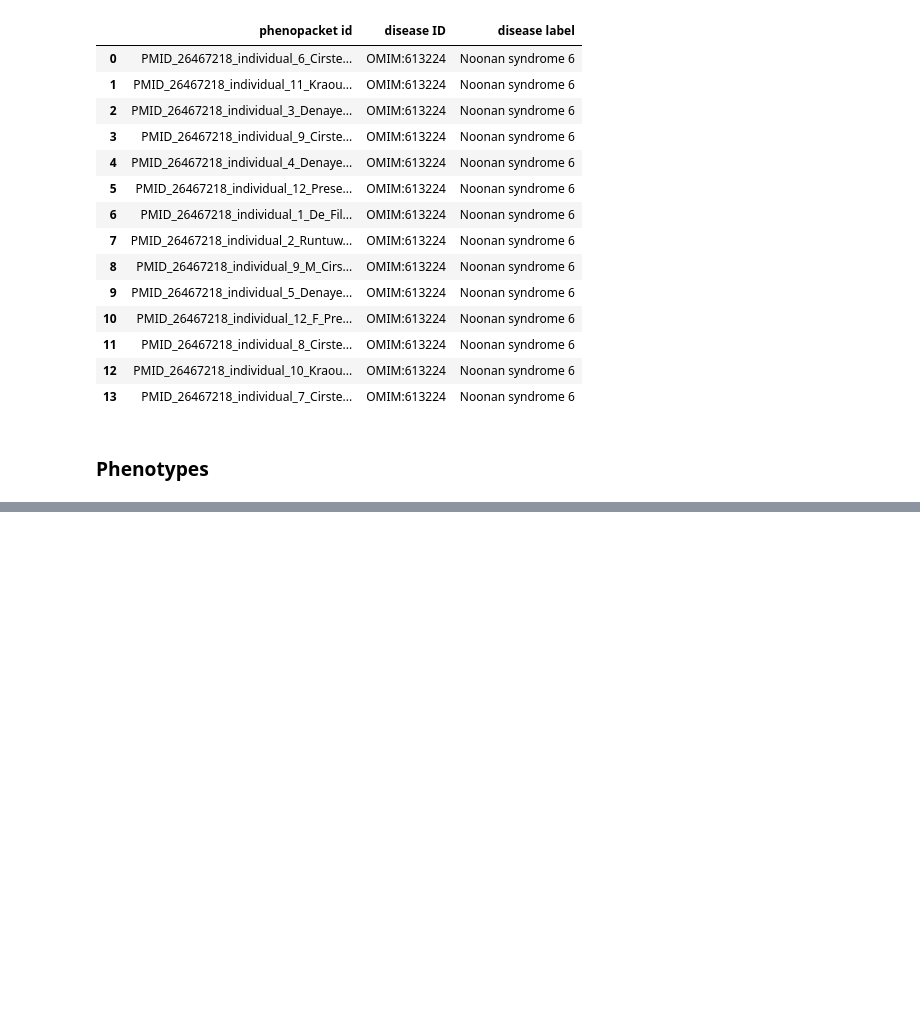
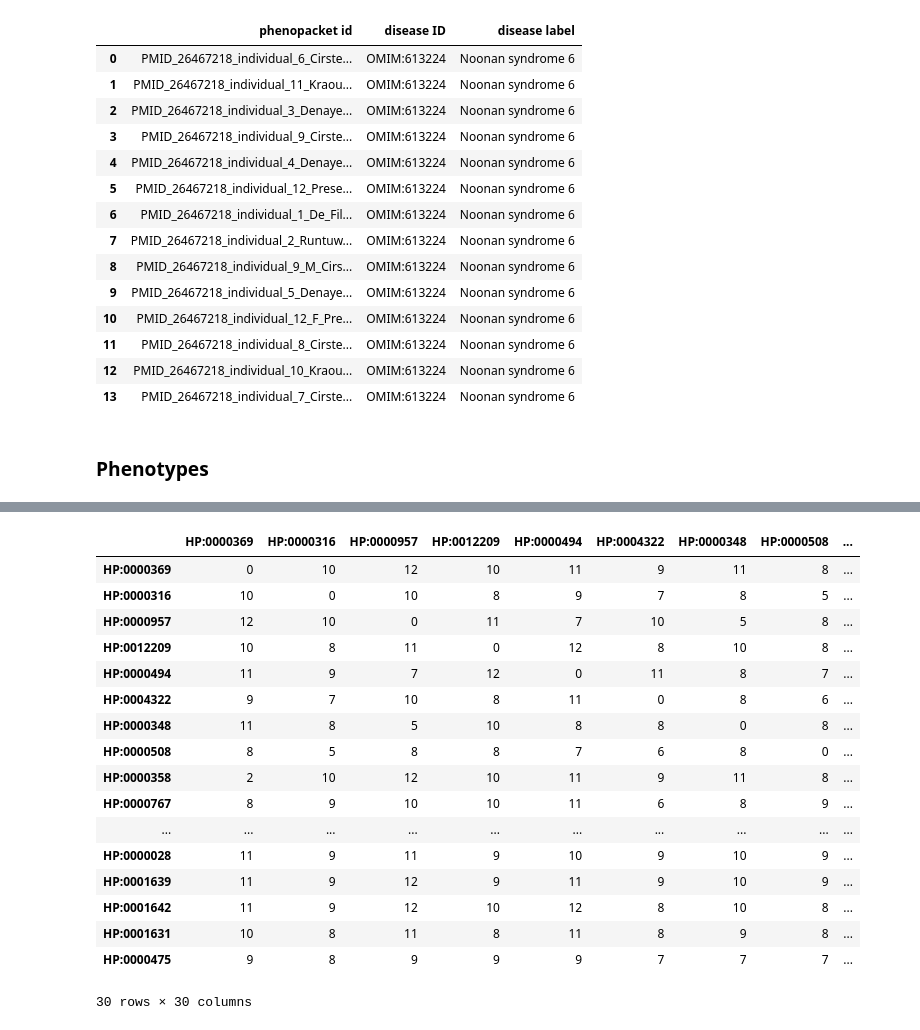
Before and after one commit to ejp-rd-vp/DistributedAnalysisDemonstrator, a Jupyter notebook: nras_notebook.ipynb, the cells around one changed output, grey strips where cells are left out. Cells and saved outputs as stored; diff of their text form; code cells hidden in the pictures; blank space fills up the shorter version.

```diff
--- a/nras_notebook.ipynb
+++ b/nras_notebook.ipynb
@@ -191,0 +277,12 @@ for row in results:
+# %%
+all_phenotypes = list(annotated_phenotype_counts_df['phenotype ID'].unique())
+all_phenotypes = [str(phenotype) for phenotype in all_phenotypes]
+observed_phenotype_ids = list(observed_phenotypes_df['id'].unique())
+
+intersection_phenotypes = list(set(observed_phenotype_ids).intersection(set(all_phenotypes)))
+intersecting_phenotypes_strings = []
+for phenotype_id in intersection_phenotypes:
+    phenotype_label = observed_phenotypes_df.loc[observed_phenotypes_df['id'] == phenotype_id]['label'].values[0]
+    intersecting_phenotypes_strings.append(f'{phenotype_label} ({phenotype_id})')
+
+glue('scenario5_matchingphenotypes', ', '.join(intersecting_phenotypes_strings))
@@ -191,0 +296,64 @@ for row in results:
+# %%
+def extract_values(g: rdflib.Graph, node: rdflib.URIRef):
+    """
+        Returns `prefix`, `url`, `name`.
+    """
+    try:
+        return g.namespace_manager.compute_qname(node)
+    except ValueError:
+        return None, None, None
+
+def get_all_subclass_triples():
+    """  """
+    hpo_network = nx.DiGraph()
+
+    for s, _, o in g.triples((None, rdflib.URIRef('http://www.w3.org/2000/01/rdf-schema#subClassOf'), None)):
+        _, _, s_name = extract_values(g=g, node=s)
+        _, _, o_name = extract_values(g=g, node=o)
+
+        if s_name and o_name:
+            hpo_network.add_node(s_name)
+            hpo_network.add_node(o_name)
+            hpo_network.add_edge(s_name, o_name, label='subClassOf')
+
+    return hpo_network
+
+def get_phenotype_node_id(phenotype_id: str):
+    """ """
+    return phenotype_id.replace(':', '_')
+
+hpo_nx_g = get_all_subclass_triples()
+undirected_hpo_nx_g = hpo_nx_g.to_undirected()
+
+all_phenotypes_and_observed = all_phenotypes + non_intersection_phenotypes
+
+phenotypes_dist_matrix = {}
+for source_phenotype_id in all_phenotypes_and_observed:
+    phenotypes_dist_matrix[source_phenotype_id] = {}
+    for target_phenotype_id in all_phenotypes_and_observed:
+        path_len = nx.shortest_path_length(G=undirected_hpo_nx_g,
+                                           source=get_phenotype_node_id(source_phenotype_id),
+                                           target=get_phenotype_node_id(target_phenotype_id))
+        phenotypes_dist_matrix[source_phenotype_id][target_phenotype_id] = path_len
+
+phenotypes_dist_matrix_df = pd.DataFrame.from_dict(phenotypes_dist_matrix)
+phenotypes_dist_matrix_df
+# %% [output]
+|  | HP:0000369 | HP:0000316 | HP:0000957 | HP:0012209 | HP:0000494 | HP:0004322 | HP:0000348 | HP:0000508 | ... |
+| HP:0000369 | 0 | 10 | 12 | 10 | 11 | 9 | 11 | 8 | ... |
+| HP:0000316 | 10 | 0 | 10 | 8 | 9 | 7 | 8 | 5 | ... |
+| HP:0000957 | 12 | 10 | 0 | 11 | 7 | 10 | 5 | 8 | ... |
+| HP:0012209 | 10 | 8 | 11 | 0 | 12 | 8 | 10 | 8 | ... |
+| HP:0000494 | 11 | 9 | 7 | 12 | 0 | 11 | 8 | 7 | ... |
+| HP:0004322 | 9 | 7 | 10 | 8 | 11 | 0 | 8 | 6 | ... |
+| HP:0000348 | 11 | 8 | 5 | 10 | 8 | 8 | 0 | 8 | ... |
+| HP:0000508 | 8 | 5 | 8 | 8 | 7 | 6 | 8 | 0 | ... |
+| HP:0000358 | 2 | 10 | 12 | 10 | 11 | 9 | 11 | 8 | ... |
+| HP:0000767 | 8 | 9 | 10 | 10 | 11 | 6 | 8 | 9 | ... |
+| ... | ... | ... | ... | ... | ... | ... | ... | ... | ... |
+| HP:0000028 | 11 | 9 | 11 | 9 | 10 | 9 | 10 | 9 | ... |
+| HP:0001639 | 11 | 9 | 12 | 9 | 11 | 9 | 10 | 9 | ... |
+| HP:0001642 | 11 | 9 | 12 | 10 | 12 | 8 | 10 | 8 | ... |
+| HP:0001631 | 10 | 8 | 11 | 8 | 11 | 8 | 9 | 8 | ... |
+| HP:0000475 | 9 | 8 | 9 | 9 | 9 | 7 | 7 | 7 | ... |
+30 rows × 30 columns
```
Also changed, not shown: parts of 21 cells of this notebook, 7 other files.
